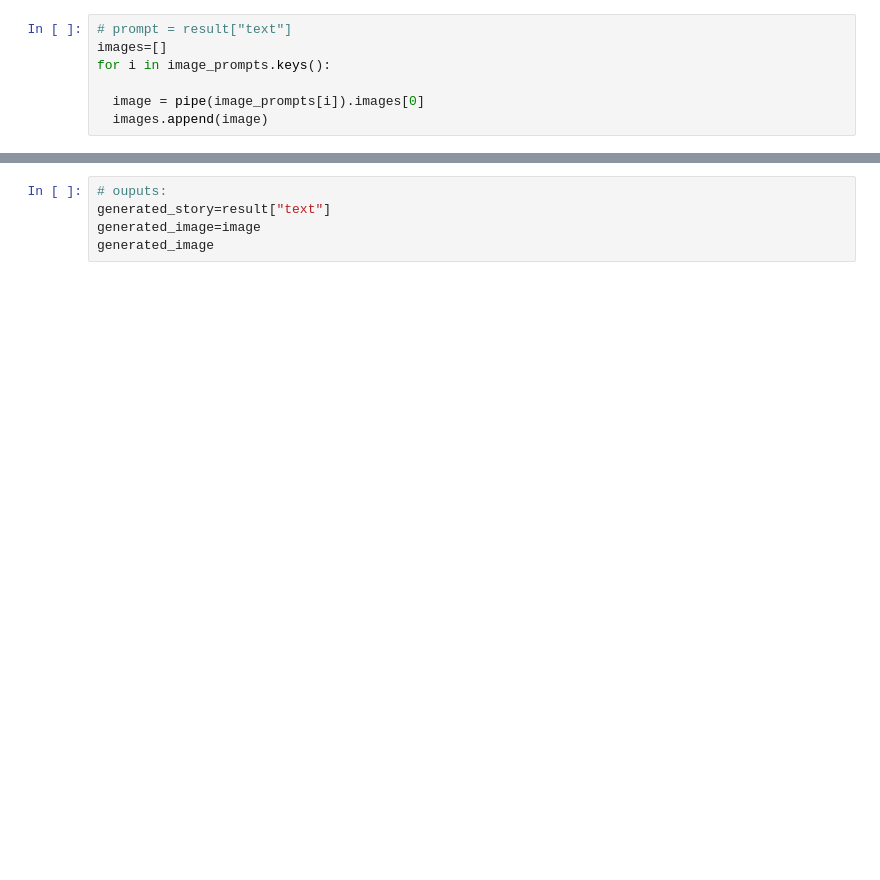
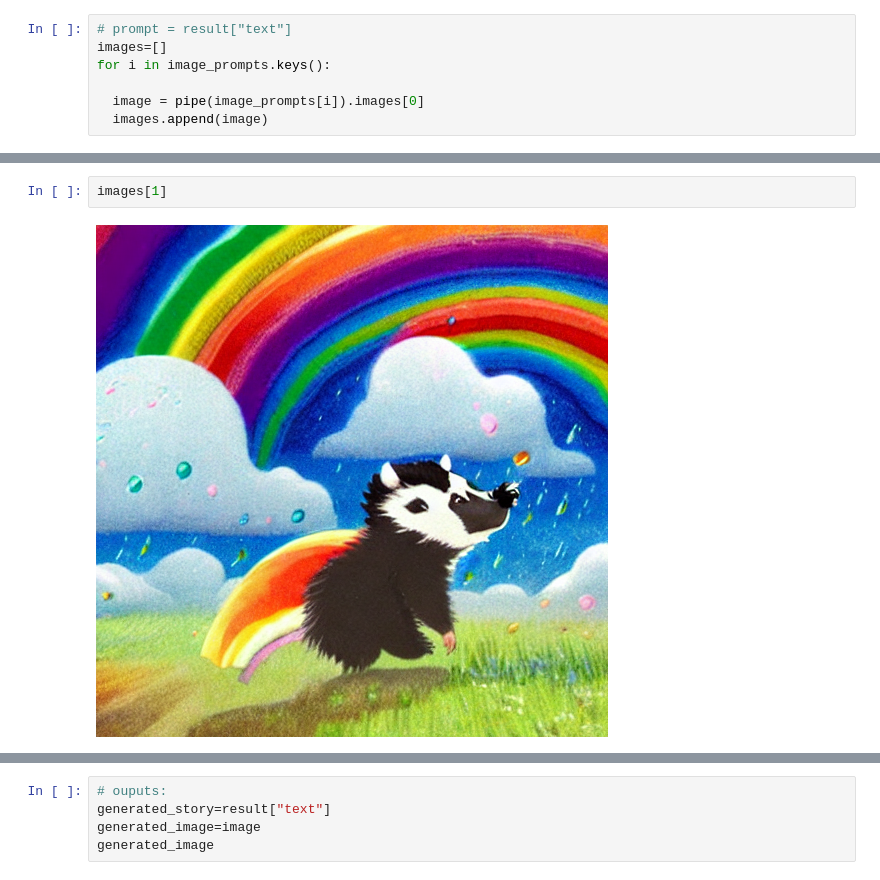
Before and after one commit to tristanpadiou/Story-Generator-with-Image-to-Text-Image-Generation, a Jupyter notebook: model_testing.ipynb, the cells around one changed output, grey strips where cells are left out. Saved outputs shown, nothing was run; the diff lists cells and outputs as text; blank space fills up the shorter version.

```diff
--- a/model_testing.ipynb
+++ b/model_testing.ipynb
@@ -175,0 +182,4 @@ for i in image_prompts.keys():
+# %%
+images[1]
+# %% [output]
+[figure, added]
```
Also changed, not shown: parts of 11 cells of this notebook.
